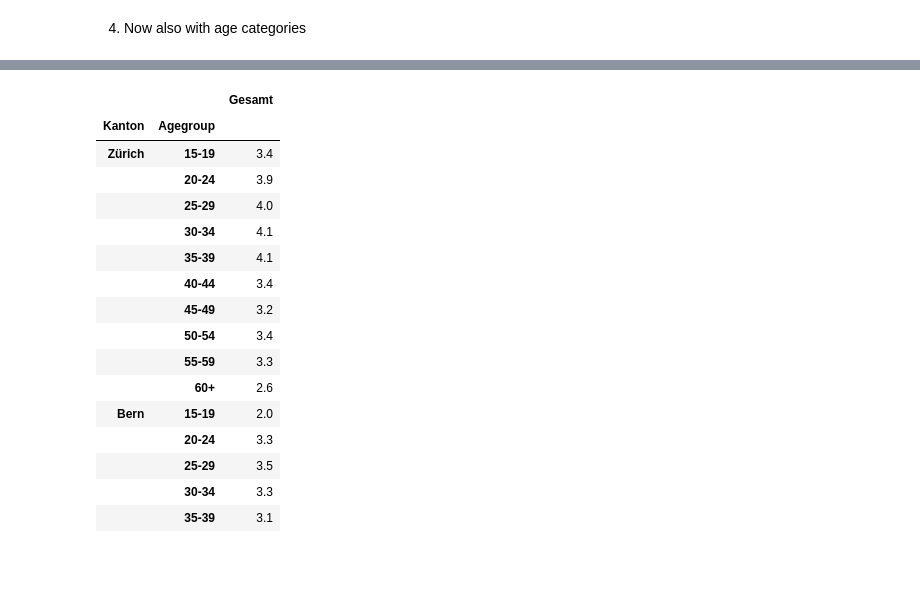
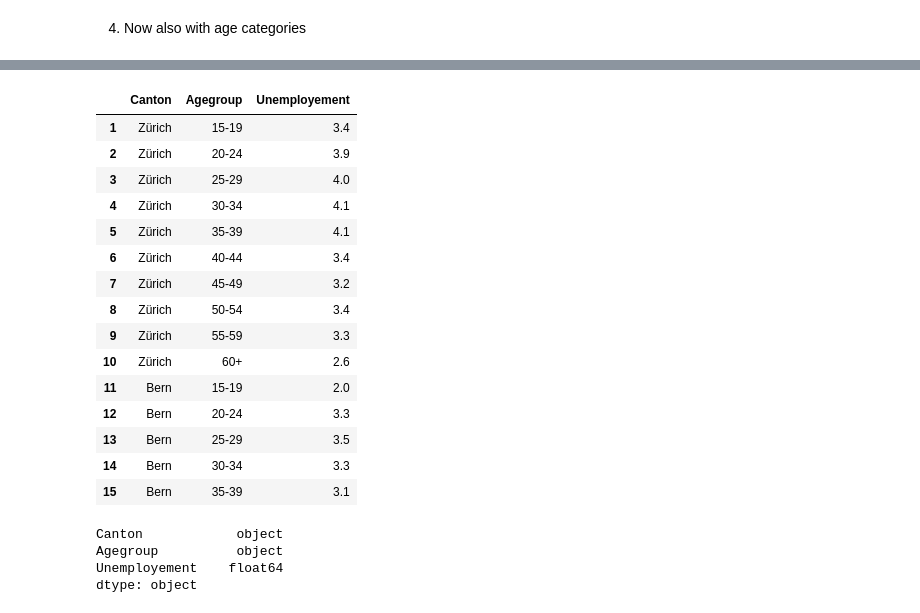
Before and after one commit to a3VonG/testrepoada, a Jupyter notebook: homework3/task3_claas_adriaan.ipynb, the cells around one changed output, grey strips where cells are left out. Drawn from its saved outputs; the diff is of its cells as text; code cells hidden in the pictures; blank space fills up the shorter version.

```diff
--- a/homework3/task3_claas_adriaan.ipynb
+++ b/homework3/task3_claas_adriaan.ipynb
@@ -308,39 +329,44 @@ dftem.head(4)
 # %%
 #Same
 dfCantonAge=pd.read_excel('rateSuisseCantonAgeGerman.xlsx')
 dfCantonAge.columns.values[1] = 'Agegroup'
 dfCantonAge=dfCantonAge[['Kanton','Agegroup','Gesamt']].iloc[1:]
 for index,agegroup in enumerate(dfCantonAge["Agegroup"]):
     #Remove the ans
     cleaned=str(agegroup).split()[0]
     if cleaned=="60":
         cleaned=cleaned+"+"
     dfCantonAge.iloc[index, dfCantonAge.columns.get_loc('Agegroup')]=cleaned
 
 
-dfCantonAge.set_index(['Kanton','Agegroup'],drop=True,inplace=True,verify_integrity=True)
 #In the datarame the unkown values are rplaced with ...
 #We replace the ... with NaN
 dfCantonAge.replace("...",np.nan,inplace=True)
 dfCantonAge["Gesamt"]=dfCantonAge["Gesamt"].astype(float)
-
+dfCantonAge.columns=["Canton","Agegroup","Unemployement"]
 
 dfCantonAge.head(15)
 # %% [output]
-|  |  | Gesamt |
-| Kanton | Agegroup |  |
-| Zürich | 15-19 | 3.4 |
-|  | 20-24 | 3.9 |
-|  | 25-29 | 4.0 |
-|  | 30-34 | 4.1 |
-|  | 35-39 | 4.1 |
-|  | 40-44 | 3.4 |
-|  | 45-49 | 3.2 |
-|  | 50-54 | 3.4 |
-|  | 55-59 | 3.3 |
-|  | 60+ | 2.6 |
-| Bern | 15-19 | 2.0 |
-|  | 20-24 | 3.3 |
-|  | 25-29 | 3.5 |
-|  | 30-34 | 3.3 |
-|  | 35-39 | 3.1 |
+|  | Canton | Agegroup | Unemployement |
+| 1 | Zürich | 15-19 | 3.4 |
+| 2 | Zürich | 20-24 | 3.9 |
+| 3 | Zürich | 25-29 | 4.0 |
+| 4 | Zürich | 30-34 | 4.1 |
+| 5 | Zürich | 35-39 | 4.1 |
+| 6 | Zürich | 40-44 | 3.4 |
+| 7 | Zürich | 45-49 | 3.2 |
+| 8 | Zürich | 50-54 | 3.4 |
+| 9 | Zürich | 55-59 | 3.3 |
+| 10 | Zürich | 60+ | 2.6 |
+| 11 | Bern | 15-19 | 2.0 |
+| 12 | Bern | 20-24 | 3.3 |
+| 13 | Bern | 25-29 | 3.5 |
+| 14 | Bern | 30-34 | 3.3 |
+| 15 | Bern | 35-39 | 3.1 |
+# %%
+dfCantonAge.dtypes
+# %% [output]
+Canton            object
+Agegroup          object
+Unemployement    float64
+dtype: object
```
Also changed, not shown: parts of 5 cells of this notebook.
